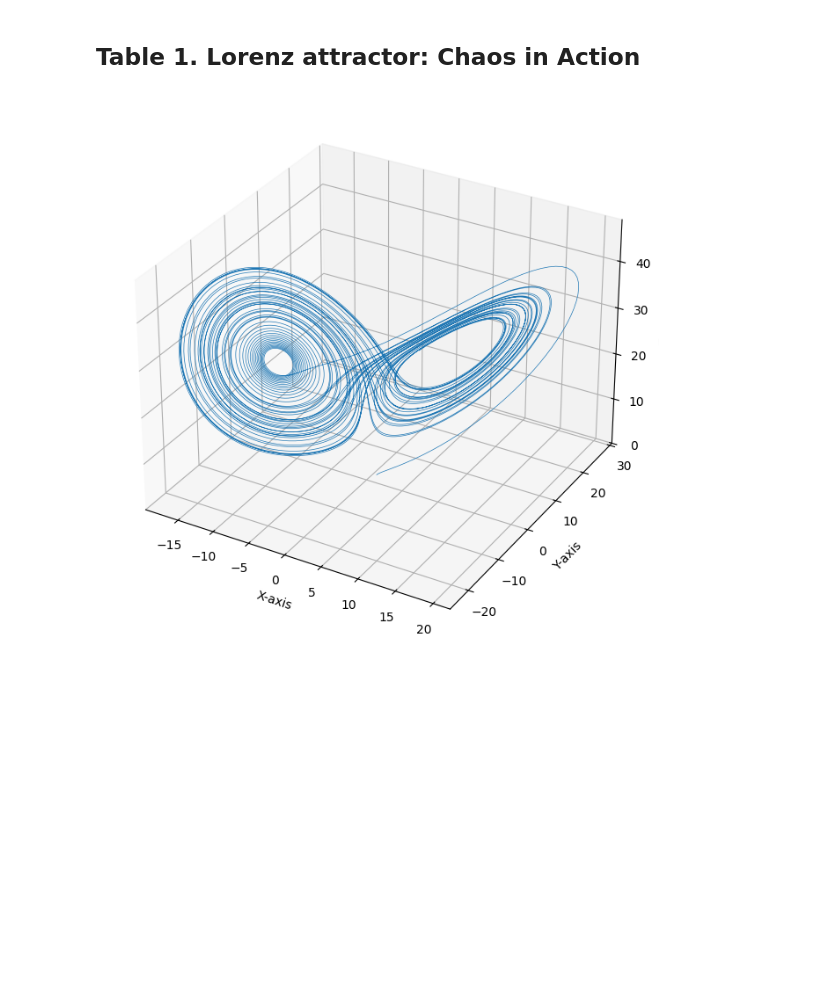
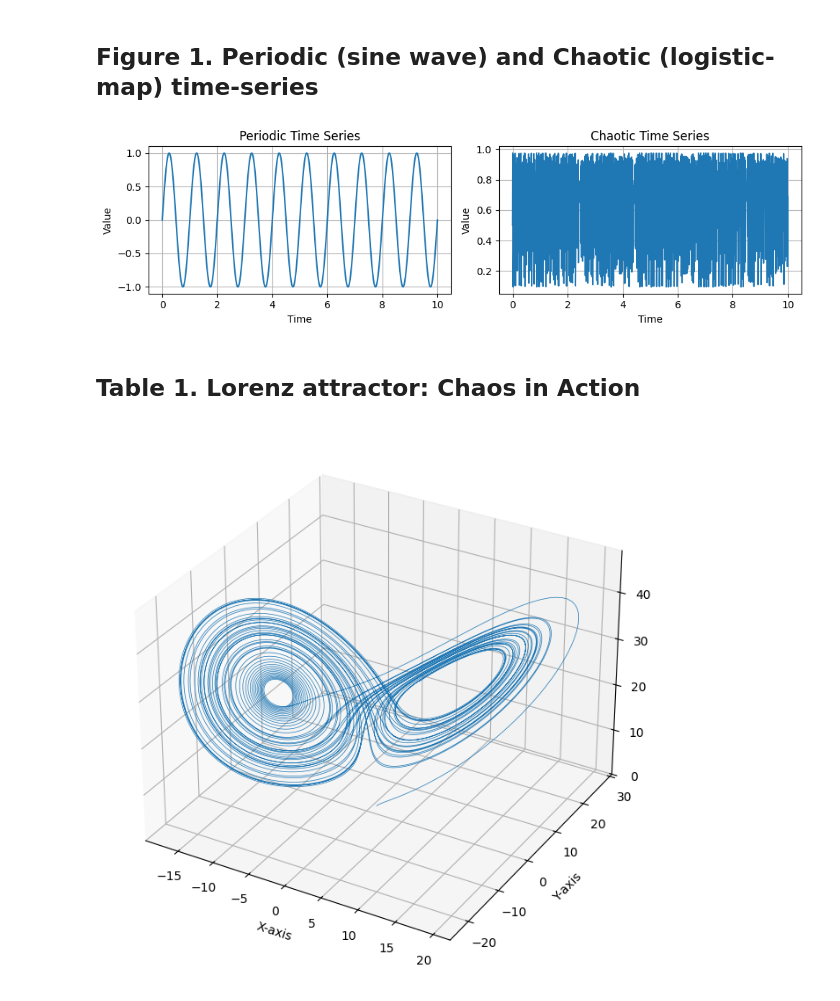
Before and after one commit to saritmaitra/Non-linear-dynamics, a Jupyter notebook: Chapter1_fundamentals_of_nonlinear_dynamics.ipynb, the cells around one changed output. Cells and saved outputs as stored; diff of their text form; code cells hidden in the pictures; blank space fills up the shorter version.

```diff
--- a/Chapter1_fundamentals_of_nonlinear_dynamics.ipynb
+++ b/Chapter1_fundamentals_of_nonlinear_dynamics.ipynb
@@ -24,3 +33,41 @@ from statsmodels.api import OLS, add_constant
+# %% [markdown]
+## **Figure 1. Periodic (sine wave) and Chaotic (logistic-map) time-series**
+# %%
+# periodic time series: sine wave
+t = np.linspace(0, 10, 1000)
+periodic_series = np.sin(2 * np.pi * t)
+
+# chaotic time series: Logistic map
+def logistic_map(r, x):
+    return r * x * (1 - x)
+
+r = 3.9
+chaotic_series = [0.5]
+for i in range(999):
+    chaotic_series.append(logistic_map(r, chaotic_series[-1]))
+
+plt.figure(figsize=(10, 3))
+
+# Periodic time series
+plt.subplot(1, 2, 1)
+plt.plot(t, periodic_series, label='Periodic (Sine Wave)')
+plt.title('Periodic Time Series')
+plt.xlabel('Time')
+plt.ylabel('Value')
+plt.grid(True)
+
+# Chaotic time series
+plt.subplot(1, 2, 2)
+plt.plot(t, chaotic_series, label='Chaotic (Logistic Map)')
+plt.title('Chaotic Time Series')
+plt.xlabel('Time')
+plt.ylabel('Value')
+plt.grid(True)
+
+plt.tight_layout()
+plt.show()
+# %% [output]
+[figure, added]
 # %% [markdown]
 ## **Table 1. Lorenz attractor: Chaos in Action**
 # %%
```
Also changed, not shown: parts of 8 cells of this notebook.
